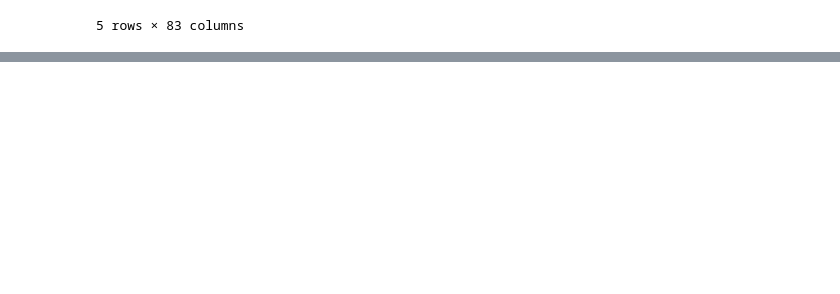
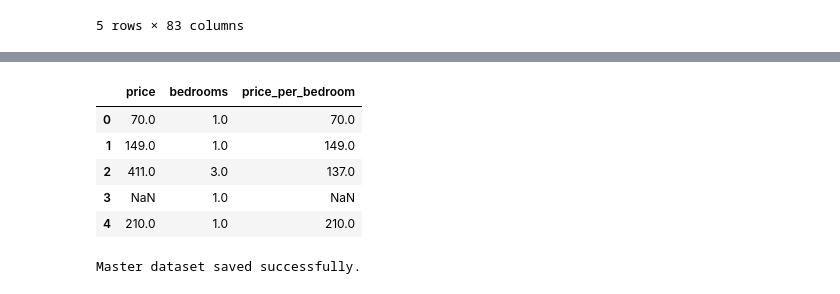
Before and after one commit to FathimaNafra/airbnb-data-engineering-project, a Jupyter notebook: notebooks/Data_engineering.ipynb, the cells around one changed output, grey strips where cells are left out. Drawn from its saved outputs; the diff is of its cells as text; code cells hidden in the pictures; blank space fills up the shorter version.

Commit message:
Create enriched Airbnb master dataset

```diff
--- a/notebooks/Data_engineering.ipynb
+++ b/notebooks/Data_engineering.ipynb
@@ -356,0 +382,12 @@ listing_master.head()
+# %%
+#Review Frequency
+listing_master["review_frequency"] = (
+    listing_master["number_of_reviews"]
+    /
+    listing_master["host_tenure_years"]
+)
+
+listing_master[
+    ["number_of_reviews",
+     "review_frequency"]
+].head()
@@ -356,0 +401,34 @@ listing_master.head()
+# %%
+#Price Per Bedroom
+import numpy as np
+
+listing_master["price_per_bedroom"] = np.where(
+    listing_master["bedrooms"] > 0,
+    listing_master["price"]
+    /
+    listing_master["bedrooms"],
+    np.nan
+)
+
+listing_master[
+    ["price",
+     "bedrooms",
+     "price_per_bedroom"]
+].head()
+# %% [output]
+|  | price | bedrooms | price_per_bedroom |
+| 0 | 70.0 | 1.0 | 70.0 |
+| 1 | 149.0 | 1.0 | 149.0 |
+| 2 | 411.0 | 3.0 | 137.0 |
+| 3 | NaN | 1.0 | NaN |
+| 4 | 210.0 | 1.0 | 210.0 |
+# %%
+#Save Final Master Dataset
+listing_master.to_csv(
+    "../data/processed/listing_master.csv",
+    index=False
+)
+
+print("Master dataset saved successfully.")
+# %% [output]
+Master dataset saved successfully.
```
Also changed, not shown: parts of 2 cells of this notebook.
